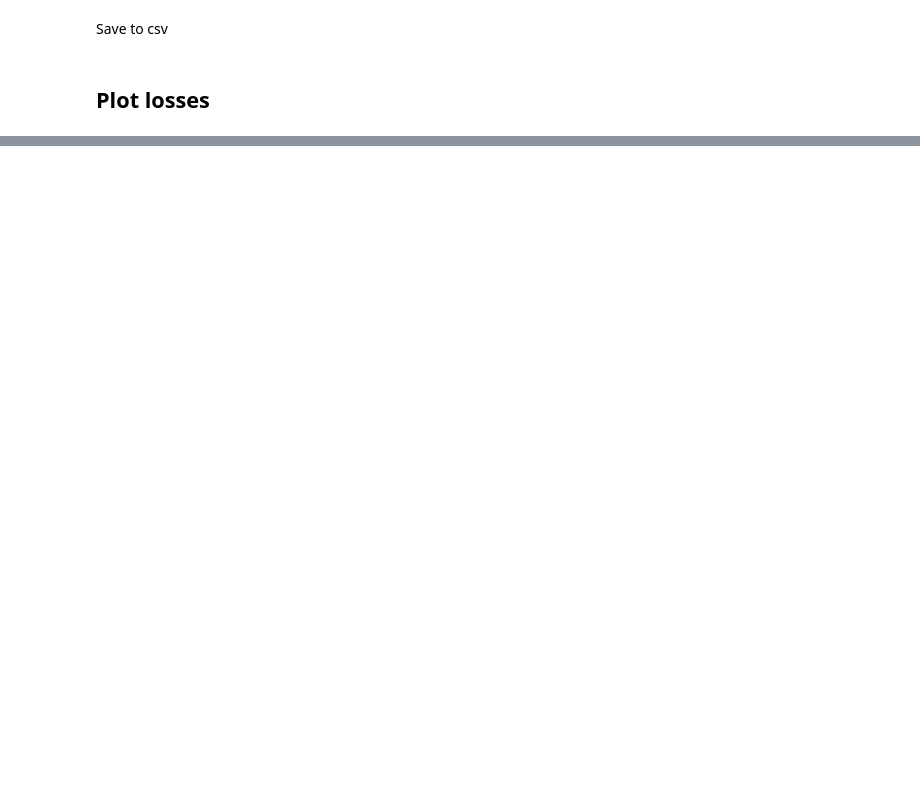
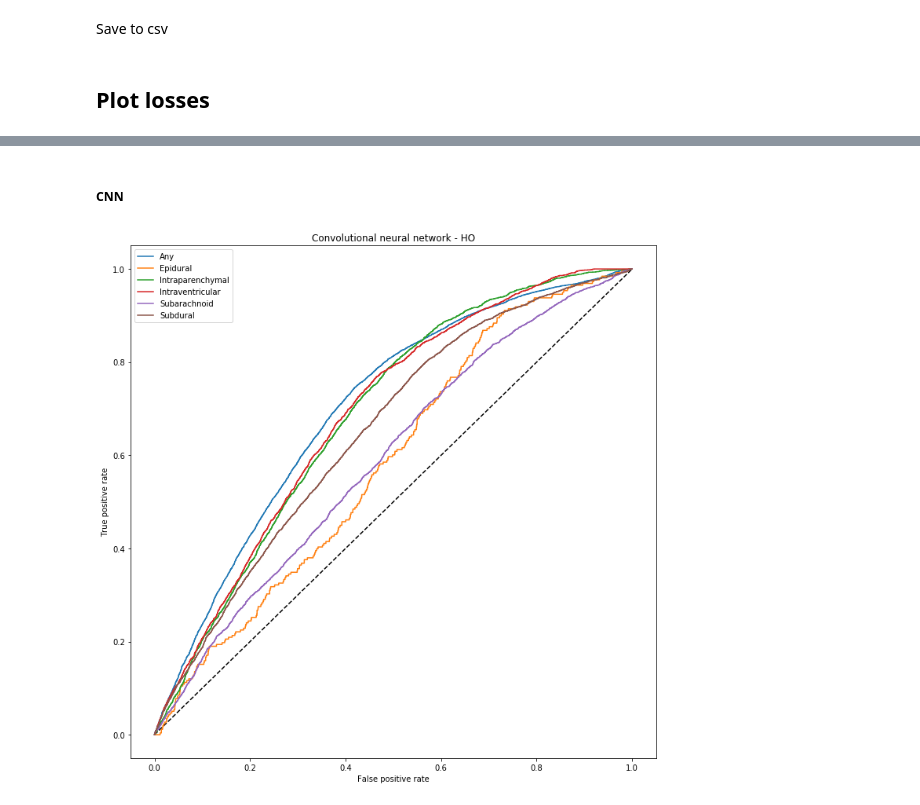
Before and after one commit to dominikklepl/Neural-Networks---Intracranial-hemorrhage-detection, a Jupyter notebook: 06_Evaluation.ipynb, the cells around one changed output, grey strips where cells are left out. Drawn from its saved outputs; the diff is of its cells as text; code cells hidden in the pictures; blank space fills up the shorter version.

```diff
--- a/06_Evaluation.ipynb
+++ b/06_Evaluation.ipynb
@@ -186,23 +217,29 @@ plt.show()
 # %%
 #plot ROC
-fpr_any, tpr_any, _ = roc_curve(y_test['any'], y_pred[:,0])
-fpr_ep, tpr_ep, _ = roc_curve(y_test['epidural'], y_pred[:,1])
-fpr_ip, tpr_ip, _ = roc_curve(y_test['intraparenchymal'], y_pred[:,2])
-fpr_iv, tpr_iv, _ = roc_curve(y_test['intraventricular'], y_pred[:,3])
-fpr_sa, tpr_sa, _ = roc_curve(y_test['subarachnoid'], y_pred[:,4])
-fpr_sd, tpr_sd, _ = roc_curve(y_test['subdural'], y_pred[:,5])
+def plot_ROC(y_test, y_pred, title):
+  fpr_any, tpr_any, _ = roc_curve(y_test['any'], y_pred['any'])
+  fpr_ep, tpr_ep, _ = roc_curve(y_test['epidural'], y_pred['epidural'])
+  fpr_ip, tpr_ip, _ = roc_curve(y_test['intraparenchymal'], y_pred['intraparenchymal'])
+  fpr_iv, tpr_iv, _ = roc_curve(y_test['intraventricular'], y_pred['intraventricular'])
+  fpr_sa, tpr_sa, _ = roc_curve(y_test['subarachnoid'], y_pred['subarachnoid'])
+  fpr_sd, tpr_sd, _ = roc_curve(y_test['subdural'], y_pred['subdural'])
 
-
-plt.figure(num=1, figsize=(12,12))
-plt.plot([0, 1], [0, 1], 'k--')
-plt.plot(fpr_any, tpr_any, label="Any")
-plt.plot(fpr_ep, tpr_ep, label="Epidural")
-plt.plot(fpr_ip, tpr_ip, label="Intraparenchymal")
-plt.plot(fpr_iv, tpr_iv, label="Intraventricular")
-plt.plot(fpr_sa, tpr_sa, label="Subarachnoid")
-plt.plot(fpr_sd, tpr_sd, label="Subdural")
-plt.xlabel('False positive rate')
-plt.ylabel('True positive rate')
-plt.title('ROC curve')
-plt.legend(loc='best')
-plt.show()
+  plt.figure(num=1, figsize=(12,12))
+  plt.plot([0, 1], [0, 1], 'k--')
+  plt.plot(fpr_any, tpr_any, label="Any")
+  plt.plot(fpr_ep, tpr_ep, label="Epidural")
+  plt.plot(fpr_ip, tpr_ip, label="Intraparenchymal")
+  plt.plot(fpr_iv, tpr_iv, label="Intraventricular")
+  plt.plot(fpr_sa, tpr_sa, label="Subarachnoid")
+  plt.plot(fpr_sd, tpr_sd, label="Subdural")
+  plt.xlabel('False positive rate')
+  plt.ylabel('True positive rate')
+  plt.title(title)
+  plt.legend(loc='best')
+  plt.show()
+# %% [markdown]
+##### CNN
+# %%
+plot_ROC(y_test = y_true, y_pred = CNN_ch, title = "Convolutional neural network - HO")
+# %% [output]
+[figure, added]
```
Also changed, not shown: parts of 23 cells of this notebook.
